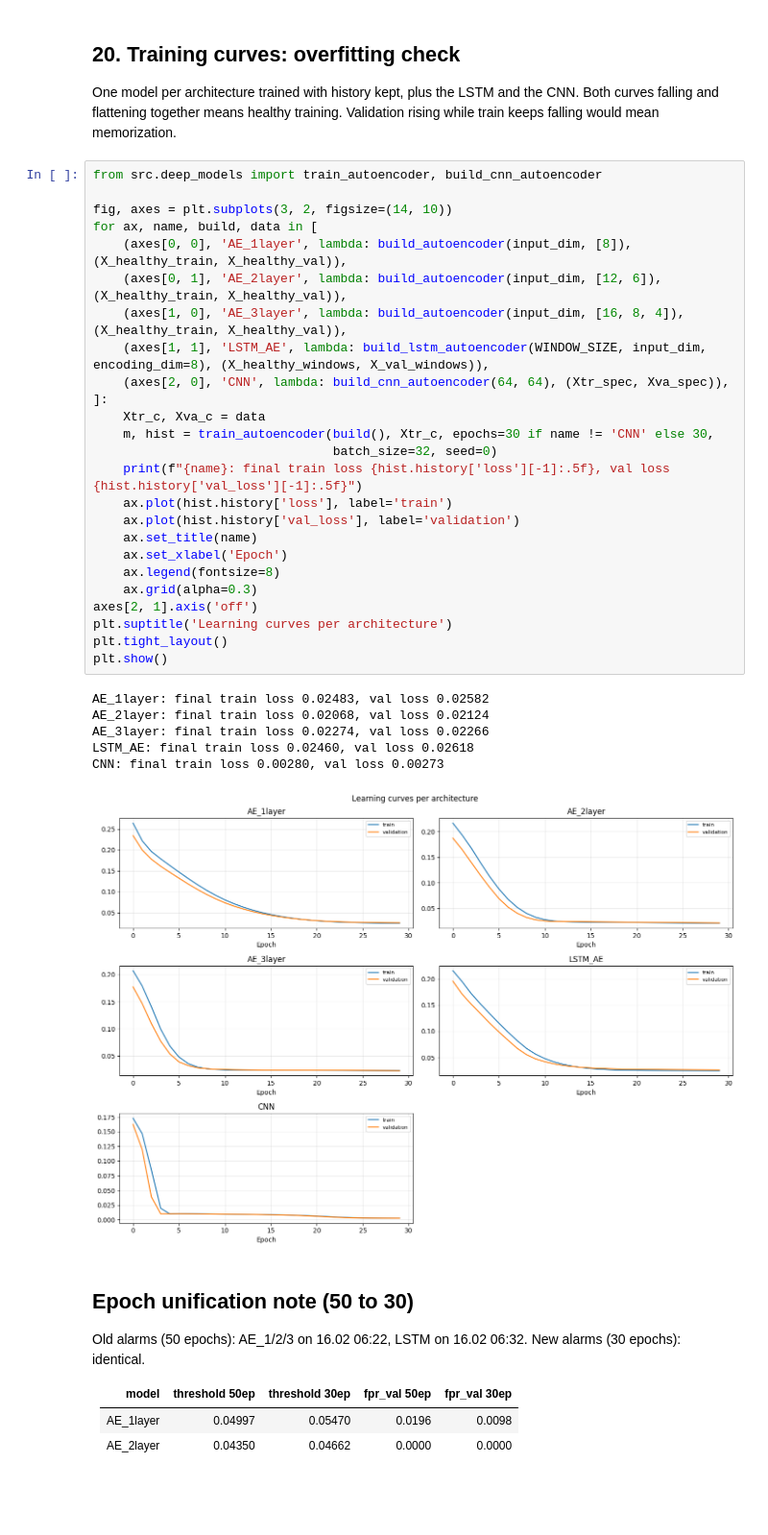
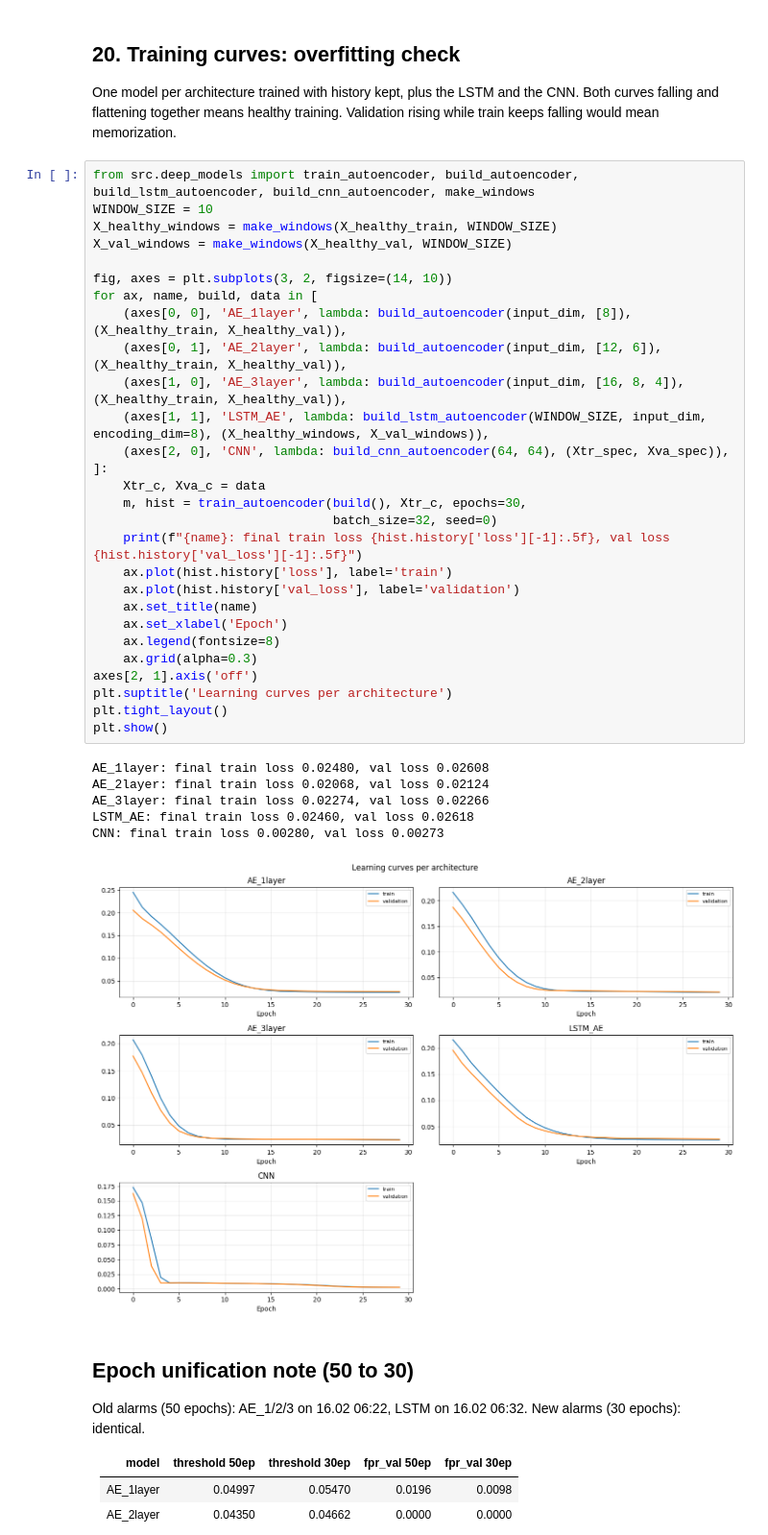
Before and after one commit to maidabiber/anomaly-detection-thesis, a Jupyter notebook: notebooks/analyze_2nd_test.ipynb, the cells around one changed output. Shown at 96% size. Drawn from its saved outputs; the diff is of its cells as text; blank space fills up the shorter version.

Commit message:
Fix missing imports and window definitions in deep sections

```diff
--- a/notebooks/analyze_2nd_test.ipynb
+++ b/notebooks/analyze_2nd_test.ipynb
@@ -937,37 +943,40 @@ One model per architecture trained with history kept, plus the LSTM and the CNN.
 Both curves falling and flattening together means healthy training.
 Validation rising while train keeps falling would mean memorization.
 # %%
-from src.deep_models import train_autoencoder, build_cnn_autoencoder
+from src.deep_models import train_autoencoder, build_autoencoder, build_lstm_autoencoder, build_cnn_autoencoder, make_windows
+WINDOW_SIZE = 10
+X_healthy_windows = make_windows(X_healthy_train, WINDOW_SIZE)
+X_val_windows = make_windows(X_healthy_val, WINDOW_SIZE)
 
 fig, axes = plt.subplots(3, 2, figsize=(14, 10))
 for ax, name, build, data in [
     (axes[0, 0], 'AE_1layer', lambda: build_autoencoder(input_dim, [8]), (X_healthy_train, X_healthy_val)),
     (axes[0, 1], 'AE_2layer', lambda: build_autoencoder(input_dim, [12, 6]), (X_healthy_train, X_healthy_val)),
     (axes[1, 0], 'AE_3layer', lambda: build_autoencoder(input_dim, [16, 8, 4]), (X_healthy_train, X_healthy_val)),
     (axes[1, 1], 'LSTM_AE', lambda: build_lstm_autoencoder(WINDOW_SIZE, input_dim, encoding_dim=8), (X_healthy_windows, X_val_windows)),
     (axes[2, 0], 'CNN', lambda: build_cnn_autoencoder(64, 64), (Xtr_spec, Xva_spec)),
 ]:
     Xtr_c, Xva_c = data
-    m, hist = train_autoencoder(build(), Xtr_c, epochs=30 if name != 'CNN' else 30,
+    m, hist = train_autoencoder(build(), Xtr_c, epochs=30,
                                 batch_size=32, seed=0)
     print(f"{name}: final train loss {hist.history['loss'][-1]:.5f}, val loss {hist.history['val_loss'][-1]:.5f}")
     ax.plot(hist.history['loss'], label='train')
     ax.plot(hist.history['val_loss'], label='validation')
     ax.set_title(name)
     ax.set_xlabel('Epoch')
     ax.legend(fontsize=8)
     ax.grid(alpha=0.3)
 axes[2, 1].axis('off')
 plt.suptitle('Learning curves per architecture')
 plt.tight_layout()
 plt.show()
 # %% [output]
-AE_1layer: final train loss 0.02483, val loss 0.02582
+AE_1layer: final train loss 0.02480, val loss 0.02608
 AE_2layer: final train loss 0.02068, val loss 0.02124
 AE_3layer: final train loss 0.02274, val loss 0.02266
 LSTM_AE: final train loss 0.02460, val loss 0.02618
 CNN: final train loss 0.00280, val loss 0.00273
-[figure, old version]
+[figure, new version]
 # %% [markdown]
 ## Epoch unification note (50 to 30)
 
```
Also changed, not shown: parts of 6 cells of this notebook, 1 other file.
